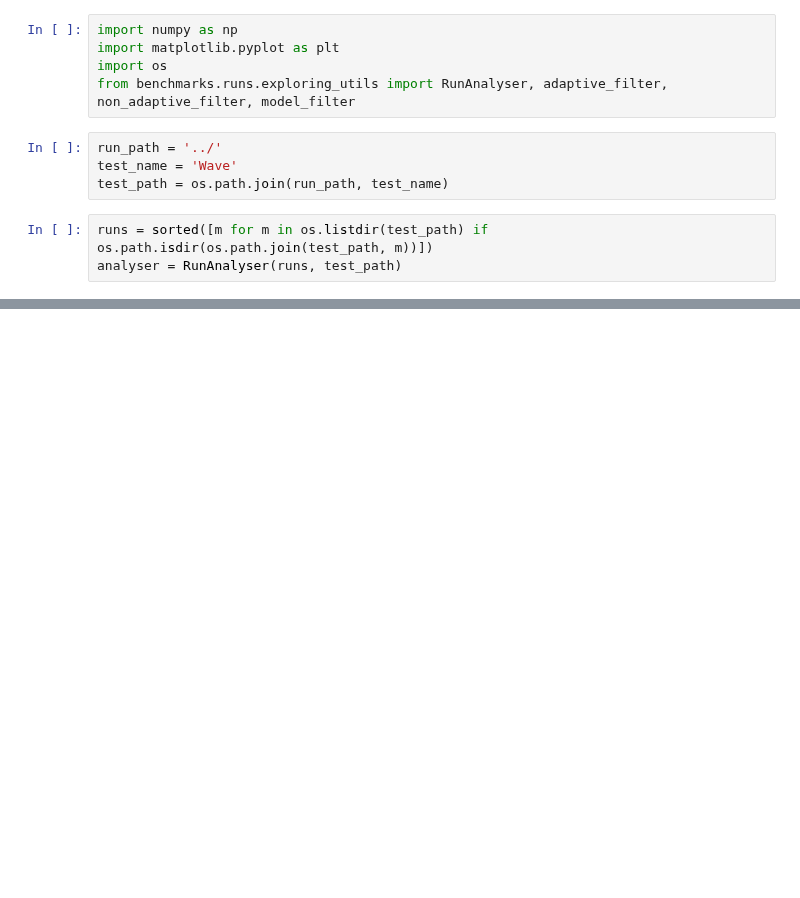
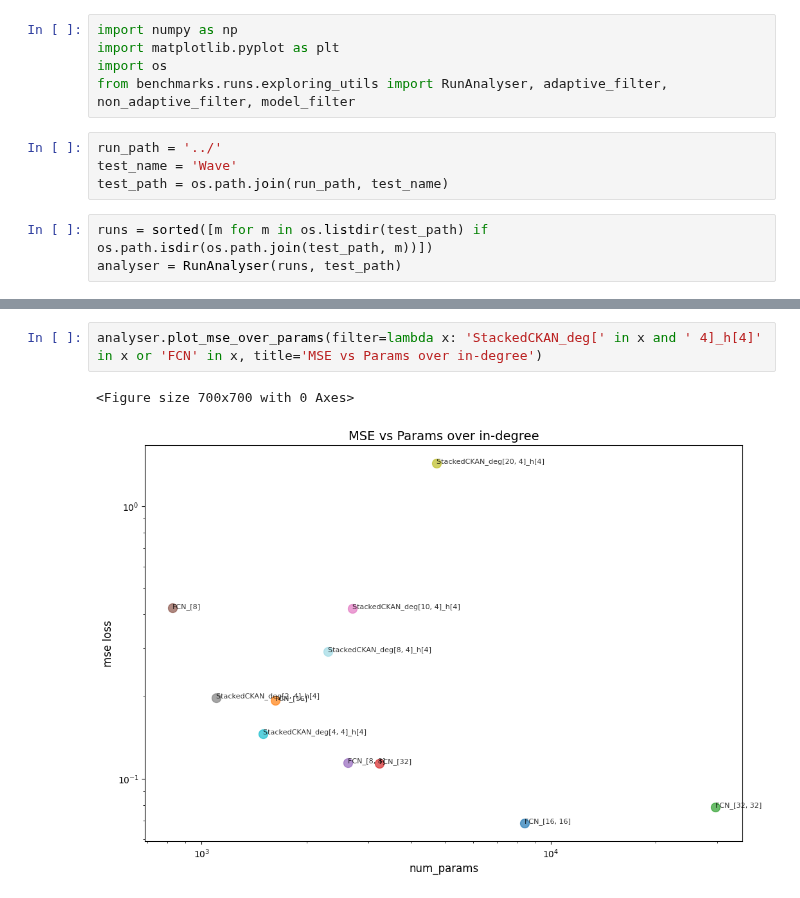
Before and after one commit to sallsdagrate/FBPINNs, a Jupyter notebook: benchmarks/runs/Wave/pareto.ipynb, the cells around one changed output, grey strips where cells are left out. Saved outputs shown, nothing was run; the diff lists cells and outputs as text; blank space fills up the shorter version.

```diff
--- a/benchmarks/runs/Wave/pareto.ipynb
+++ b/benchmarks/runs/Wave/pareto.ipynb
@@ -26,0 +27,5 @@ analyser.plot_training_times(filter=lambda x: 'Stacked' in x or 'FCN' in x)
+# %%
+analyser.plot_mse_over_params(filter=lambda x: 'StackedCKAN_deg[' in x and ' 4]_h[4]' in x or 'FCN' in x, title='MSE vs Params over in-degree')
+# %% [output]
+<Figure size 700x700 with 0 Axes>
+[figure, added]
```
Also changed, not shown: parts of 5 cells of this notebook, 14 other files.
